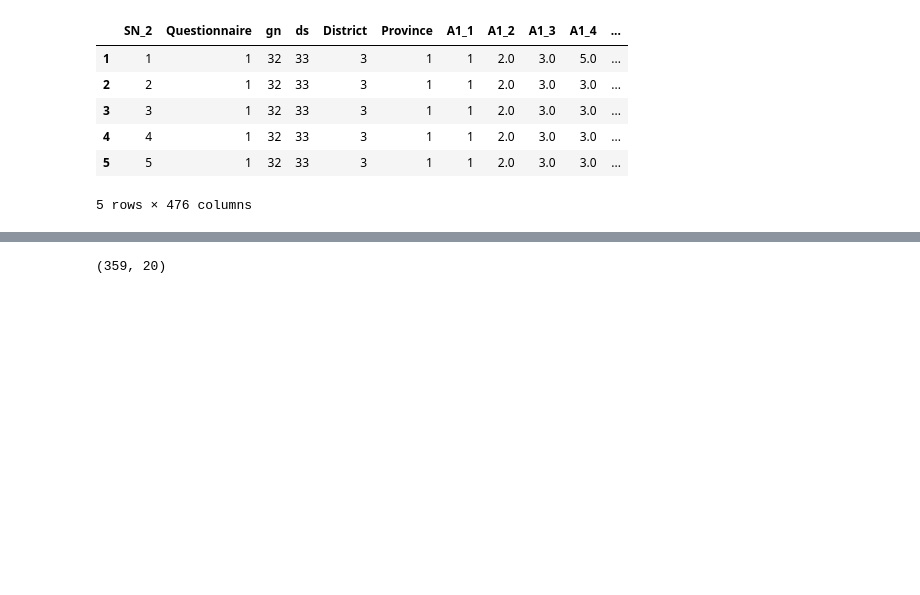
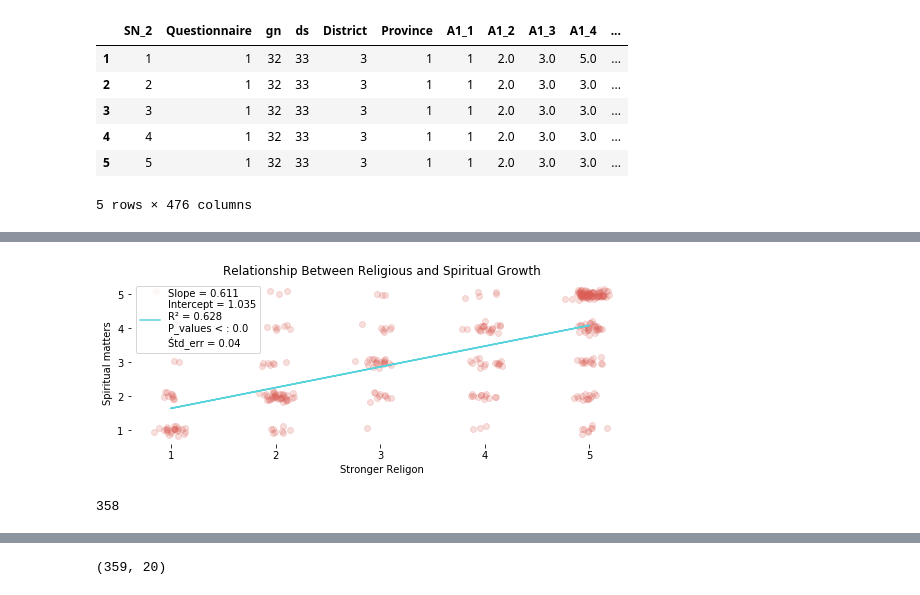
Before and after one commit to Polichinel/PLWC_scripts, a Jupyter notebook: py_bayesian_sem.ipynb, the cells around one changed output, grey strips where cells are left out. Cells and saved outputs as stored; diff of their text form; code cells hidden in the pictures; blank space fills up the shorter version.

```diff
--- a/py_bayesian_sem.ipynb
+++ b/py_bayesian_sem.ipynb
@@ -53,0 +122,37 @@ df.head()
+# %%
+def plot_lin(x,y, df=df_carolin , xlabel = 'x', ylabel = 'y', title = 'title', alpha = 0.2, jitter = 0.08):
+
+    plt.figure(figsize=[9,3])
+    colors = sns.palettes.color_palette(palette = "hls", n_colors = 2)
+
+    plt.title(title)
+
+    x = df[x]
+    y = df[y]
+    n = len(x)
+
+    slope, intercept, r_value, p_value, std_err = stats.linregress(x,y)
+    line = slope*x+intercept
+
+
+    label = 'Slope = ' + str(round(slope,3)) + \
+        '\n' + 'Intercept = ' + str(round(intercept,3)) + \
+        '\n' + 'R² = ' + str(round(r_value,3)) +\
+        '\n' + 'P_values < : ' + str(round(p_value,3)) +\
+        '\n' + 'Śtd_err = ' + str(round(std_err,3))
+
+    jitterx = np.random.normal(0,scale = jitter, size = n)
+    jittery =  np.random.normal(0,scale = jitter, size = n)
+
+    plt.scatter(x + jitterx, y+jittery , alpha = alpha, label = '', color = colors[0])
+
+    plt.plot(x, line, '-', label = label, alpha = 1, color = colors[1])
+
+    plt.xlabel(xlabel)
+    plt.ylabel(ylabel)
+
+    sns.despine(left = True, bottom = True)
+    plt.legend(loc = 2,frameon = True)
+    plt.show()
+
+    print(n)
@@ -53,0 +175,5 @@ df.head()
+# %%
+plot_lin('E2h','E2d', xlabel = 'Stronger Religon', ylabel='Spiritual matters', title='Relationship Between Religious and Spiritual Growth')
+# %% [output]
+[figure, added]
+358
```
Also changed, not shown: parts of 49 cells of this notebook.
